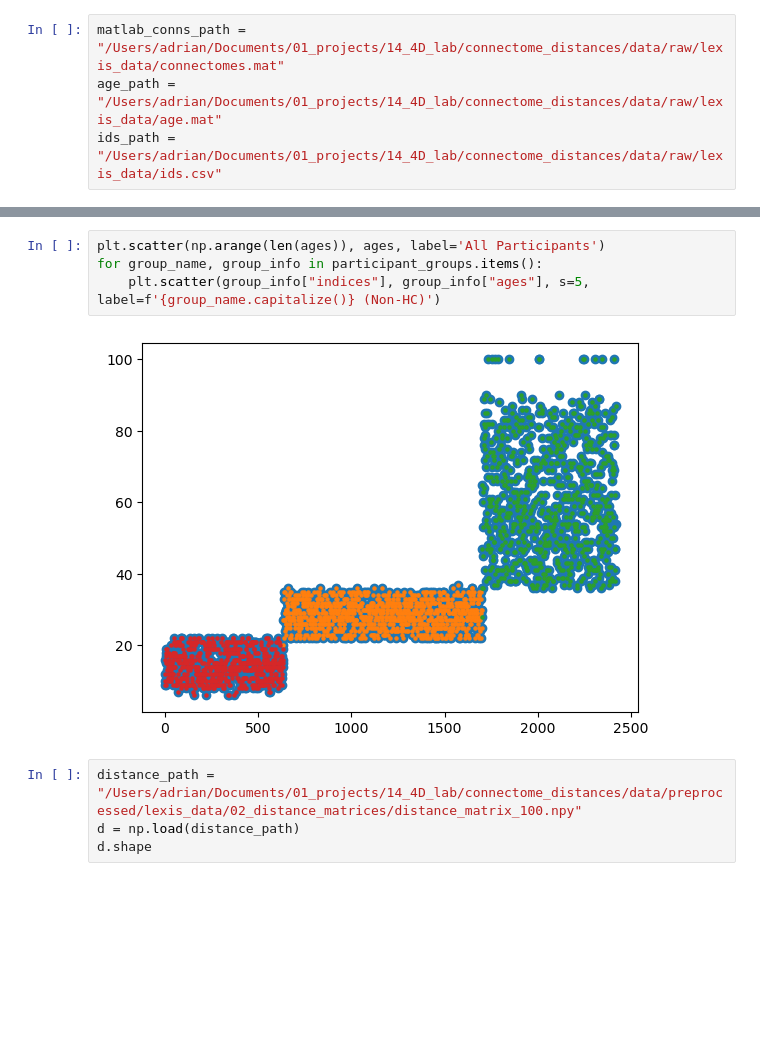
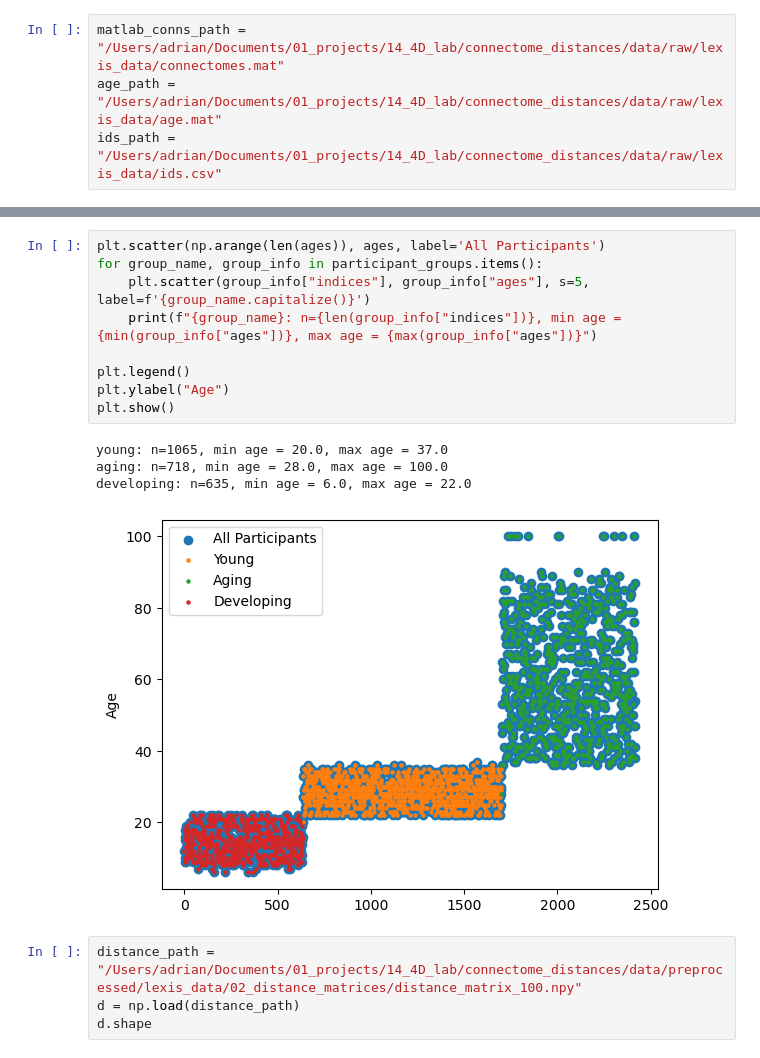
Before and after one commit to ad045/simba, a Jupyter notebook: src/preprocessing/09_preprocessing_lexis_data_aging_etc.ipynb, the cells around one changed output, grey strips where cells are left out. Saved outputs shown, nothing was run; the diff lists cells and outputs as text; blank space fills up the shorter version.

```diff
--- a/src/preprocessing/09_preprocessing_lexis_data_aging_etc.ipynb
+++ b/src/preprocessing/09_preprocessing_lexis_data_aging_etc.ipynb
@@ -65,9 +78,17 @@ Developing: 635
 # %%
 plt.scatter(np.arange(len(ages)), ages, label='All Participants')
 for group_name, group_info in participant_groups.items():
-    plt.scatter(group_info["indices"], group_info["ages"], s=5, label=f'{group_name.capitalize()} (Non-HC)')
+    plt.scatter(group_info["indices"], group_info["ages"], s=5, label=f'{group_name.capitalize()}')
+    print(f"{group_name}: n={len(group_info["indices"])}, min age = {min(group_info["ages"])}, max age = {max(group_info["ages"])}")
+
+plt.legend()
+plt.ylabel("Age")
+plt.show()
 # %% [output]
+young: n=1065, min age = 20.0, max age = 37.0
+aging: n=718, min age = 28.0, max age = 100.0
+developing: n=635, min age = 6.0, max age = 22.0
-[figure, old version]
+[figure, new version]
 # %%
 distance_path = "/Users/adrian/Documents/01_projects/14_4D_lab/connectome_distances/data/preprocessed/lexis_data/02_distance_matrices/distance_matrix_100.npy"
 d = np.load(distance_path)
```
Also changed, not shown: parts of 4 cells of this notebook, 1 other file.
